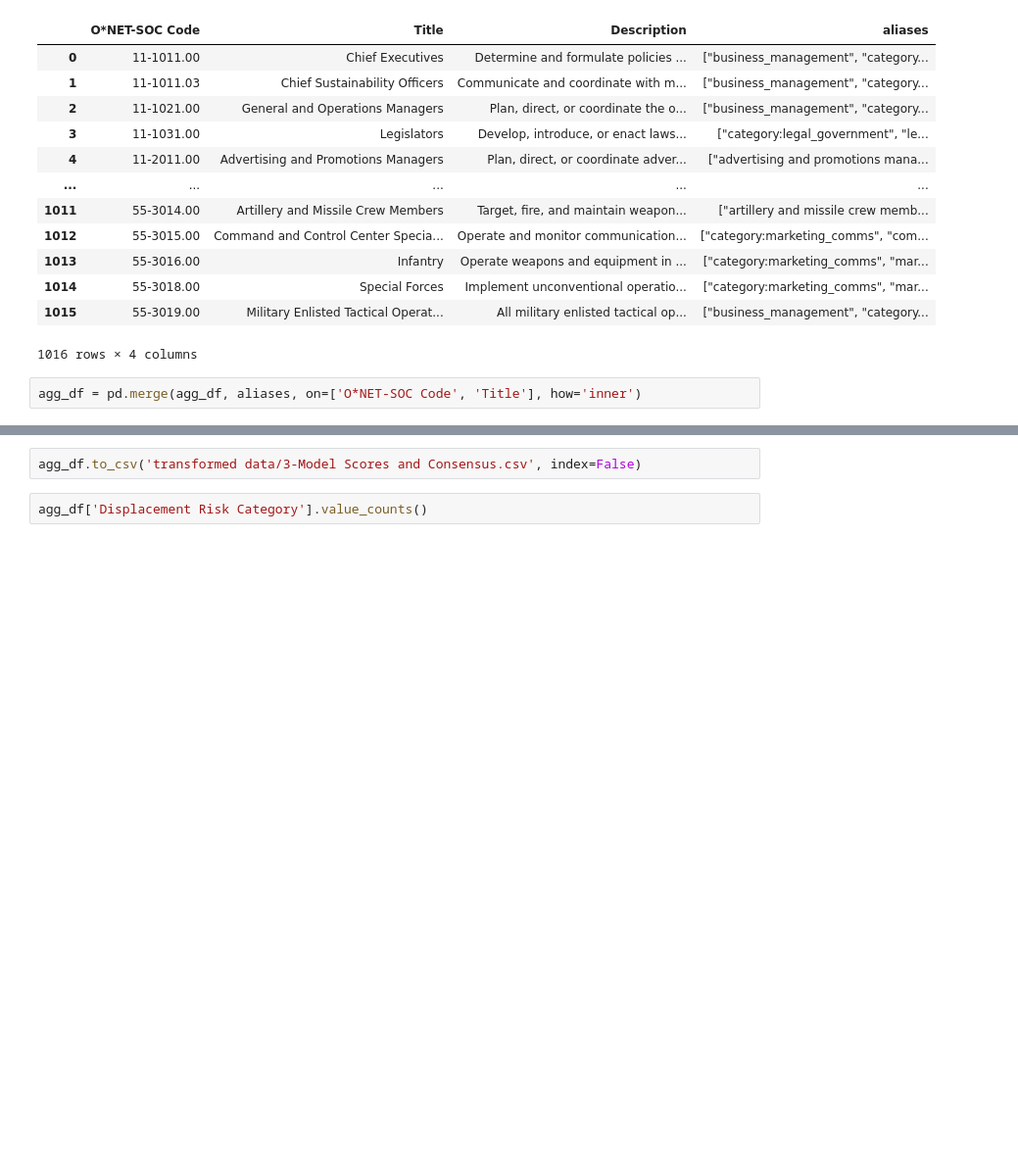
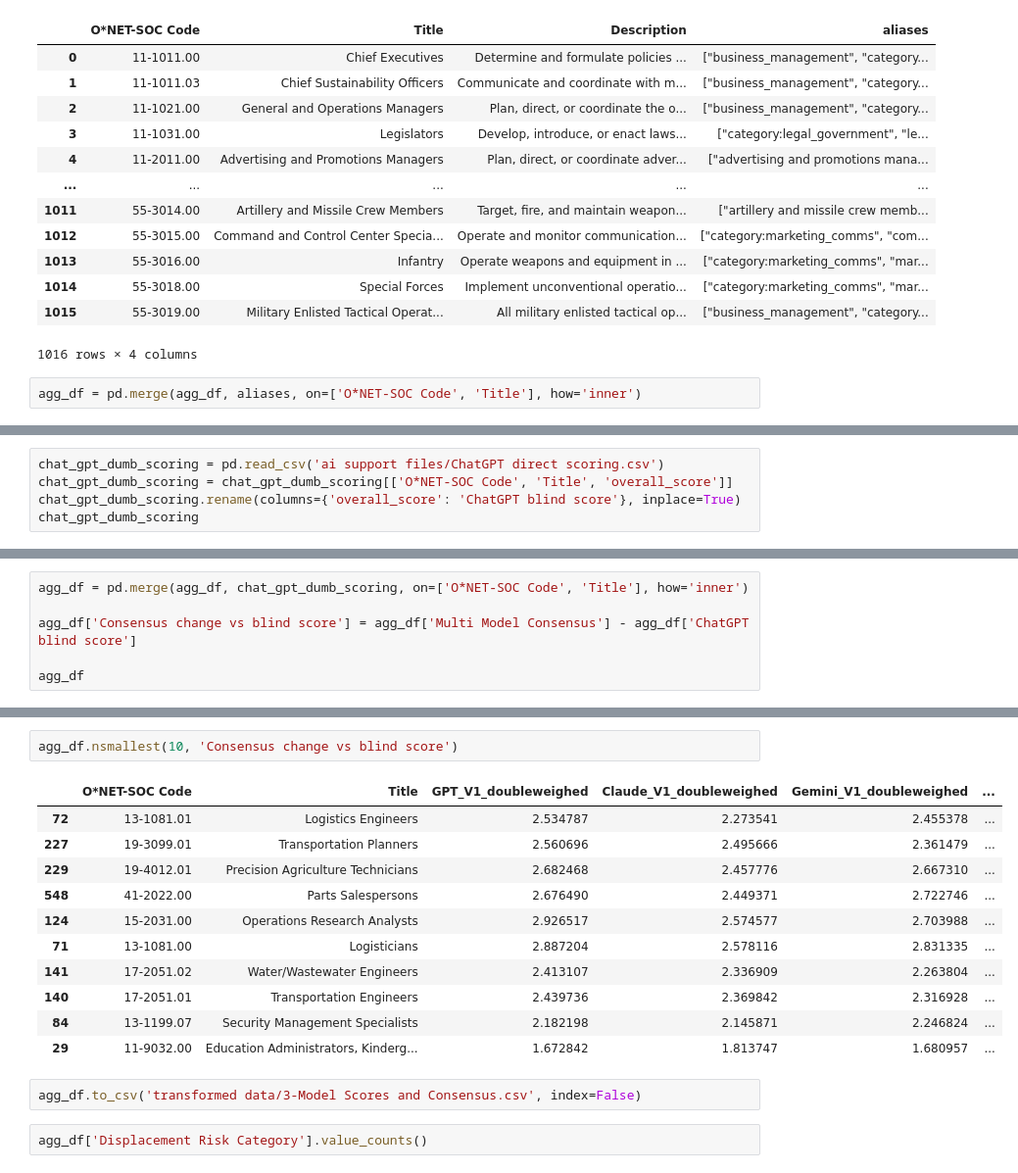
Before and after one commit to matthewcavanaugh96/magnimind, a Jupyter notebook: AI Job Displacement/Part 3-1 AI scoring.ipynb, the cells around one changed output, grey strips where cells are left out. Shown at 98% size. Cells and saved outputs as stored; diff of their text form; blank space fills up the shorter version.

```diff
--- a/AI Job Displacement/Part 3-1 AI scoring.ipynb
+++ b/AI Job Displacement/Part 3-1 AI scoring.ipynb
@@ -557,0 +571,5 @@ agg_df
+# %%
+chat_gpt_dumb_scoring = pd.read_csv('ai support files/ChatGPT direct scoring.csv')
+chat_gpt_dumb_scoring = chat_gpt_dumb_scoring[['O*NET-SOC Code', 'Title', 'overall_score']]
+chat_gpt_dumb_scoring.rename(columns={'overall_score': 'ChatGPT blind score'}, inplace=True)
+chat_gpt_dumb_scoring
@@ -557,0 +590,6 @@ agg_df
+# %%
+agg_df = pd.merge(agg_df, chat_gpt_dumb_scoring, on=['O*NET-SOC Code', 'Title'], how='inner')
+
+agg_df['Consensus change vs blind score'] = agg_df['Multi Model Consensus'] - agg_df['ChatGPT blind score']
+
+agg_df
@@ -558,3 +610,17 @@ agg_df
+# %%
+agg_df.nsmallest(10, 'Consensus change vs blind score')
+# %% [output]
+|  | O*NET-SOC Code | Title | GPT_V1_doubleweighed | Claude_V1_doubleweighed | Gemini_V1_doubleweighed | ... |
+| 72 | 13-1081.01 | Logistics Engineers | 2.534787 | 2.273541 | 2.455378 | ... |
+| 227 | 19-3099.01 | Transportation Planners | 2.560696 | 2.495666 | 2.361479 | ... |
+| 229 | 19-4012.01 | Precision Agriculture Technicians | 2.682468 | 2.457776 | 2.667310 | ... |
+| 548 | 41-2022.00 | Parts Salespersons | 2.676490 | 2.449371 | 2.722746 | ... |
+| 124 | 15-2031.00 | Operations Research Analysts | 2.926517 | 2.574577 | 2.703988 | ... |
+| 71 | 13-1081.00 | Logisticians | 2.887204 | 2.578116 | 2.831335 | ... |
+| 141 | 17-2051.02 | Water/Wastewater Engineers | 2.413107 | 2.336909 | 2.263804 | ... |
+| 140 | 17-2051.01 | Transportation Engineers | 2.439736 | 2.369842 | 2.316928 | ... |
+| 84 | 13-1199.07 | Security Management Specialists | 2.182198 | 2.145871 | 2.246824 | ... |
+| 29 | 11-9032.00 | Education Administrators, Kinderg... | 1.672842 | 1.813747 | 1.680957 | ... |
 # %%
 agg_df.to_csv('transformed data/3-Model Scores and Consensus.csv', index=False)
 # %%
```
Also changed, not shown: parts of 6 cells of this notebook, 2 other files.
